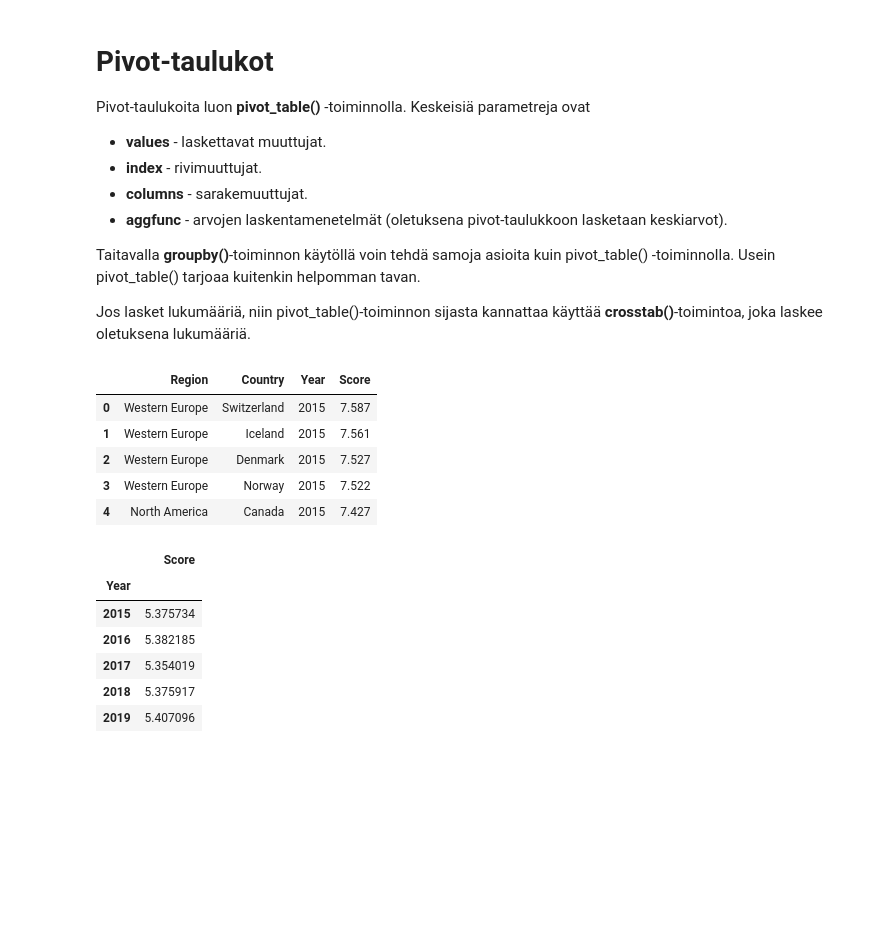
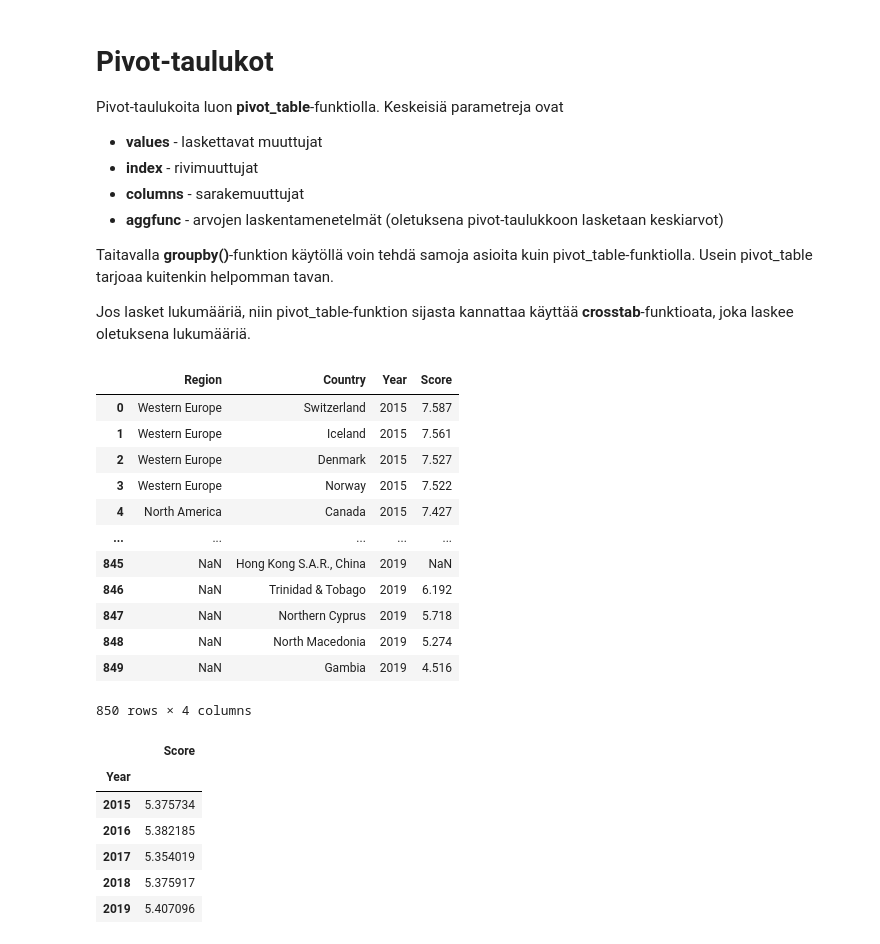
Before and after one commit to taanila/selittava, a Jupyter notebook: pivot.ipynb, the cells around one changed output. Saved outputs shown, nothing was run; the diff lists cells and outputs as text; code cells hidden in the pictures; blank space fills up the shorter version.

```diff
--- a/pivot.ipynb
+++ b/pivot.ipynb
@@ -6,17 +6,17 @@ Päivitetty 2021-10-22 18:00:42.326575
 # %% [markdown]
-<h1>Pivot-taulukot</h1>
+# Pivot-taulukot
 
-Pivot-taulukoita luon <b>pivot_table()</b> -toiminnolla. Keskeisiä parametreja ovat
-<ul>
-    <li><b>values</b> - laskettavat muuttujat.</li>
-    <li><b>index</b> - rivimuuttujat.</li>
-    <li><b>columns</b> - sarakemuuttujat.</li>
-    <li><b>aggfunc</b> - arvojen laskentamenetelmät (oletuksena pivot-taulukkoon lasketaan keskiarvot).</li>
-</ul>
+Pivot-taulukoita luon **pivot_table**-funktiolla. Keskeisiä parametreja ovat
 
-Taitavalla <b>groupby()</b>-toiminnon käytöllä voin tehdä samoja asioita kuin pivot_table() -toiminnolla. Usein pivot_table() tarjoaa kuitenkin helpomman tavan.
+* **values** - laskettavat muuttujat
+* **index** - rivimuuttujat
+* **columns** - sarakemuuttujat
+* **aggfunc** - arvojen laskentamenetelmät (oletuksena pivot-taulukkoon lasketaan keskiarvot)
 
-Jos lasket lukumääriä, niin pivot_table()-toiminnon sijasta kannattaa käyttää <b>crosstab()</b>-toimintoa, joka laskee oletuksena lukumääriä.
+
+Taitavalla **groupby()**-funktion käytöllä voin tehdä samoja asioita kuin pivot_table-funktiolla. Usein pivot_table tarjoaa kuitenkin helpomman tavan.
+
+Jos lasket lukumääriä, niin pivot_table-funktion sijasta kannattaa käyttää **crosstab**-funktioata, joka laskee oletuksena lukumääriä.
 # %%
 import pandas as pd
 import matplotlib.pyplot as plt
@@ -27,13 +25,20 @@ import matplotlib.pyplot as plt
 # %%
 # Avaan datan, jossa maiden onnellisuuspisteitä eri vuosina
 df = pd.read_excel('https://taanila.fi/happy.xlsx')
-df.head()
+df
 # %% [output]
 |  | Region | Country | Year | Score |
 | 0 | Western Europe | Switzerland | 2015 | 7.587 |
 | 1 | Western Europe | Iceland | 2015 | 7.561 |
 | 2 | Western Europe | Denmark | 2015 | 7.527 |
 | 3 | Western Europe | Norway | 2015 | 7.522 |
 | 4 | North America | Canada | 2015 | 7.427 |
+| ... | ... | ... | ... | ... |
+| 845 | NaN | Hong Kong S.A.R., China | 2019 | NaN |
+| 846 | NaN | Trinidad & Tobago | 2019 | 6.192 |
+| 847 | NaN | Northern Cyprus | 2019 | 5.718 |
+| 848 | NaN | North Macedonia | 2019 | 5.274 |
+| 849 | NaN | Gambia | 2019 | 4.516 |
+850 rows × 4 columns
 # %%
 # Pivot-taulukko, jonka arvoina onnellisuuspistemäärien keskiarvot ja riveillä vuodet
```
Also changed, not shown: parts of 10 cells of this notebook.
